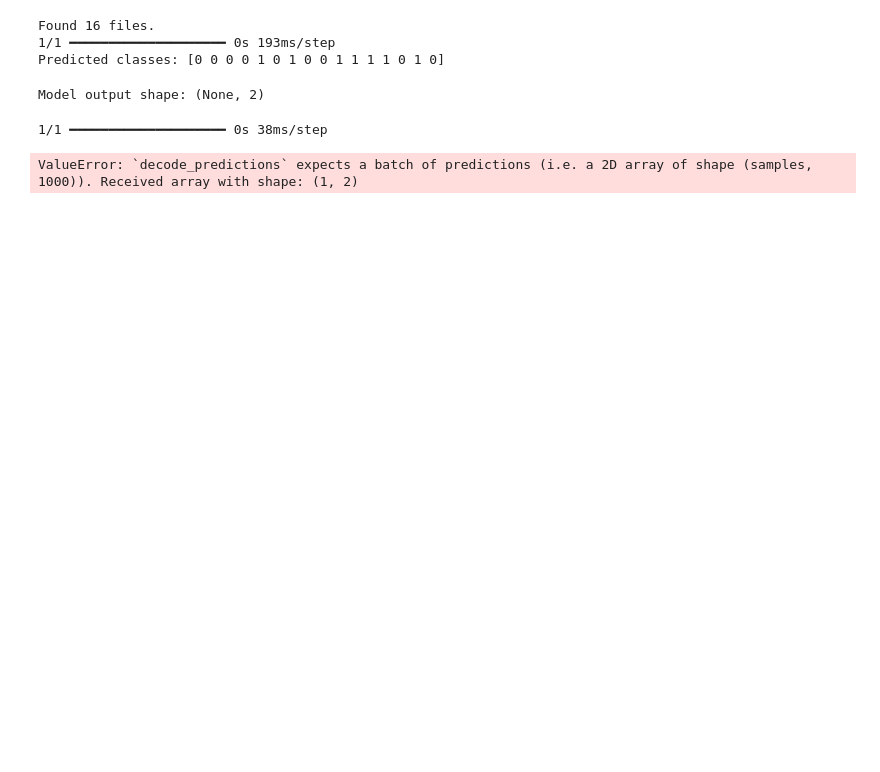
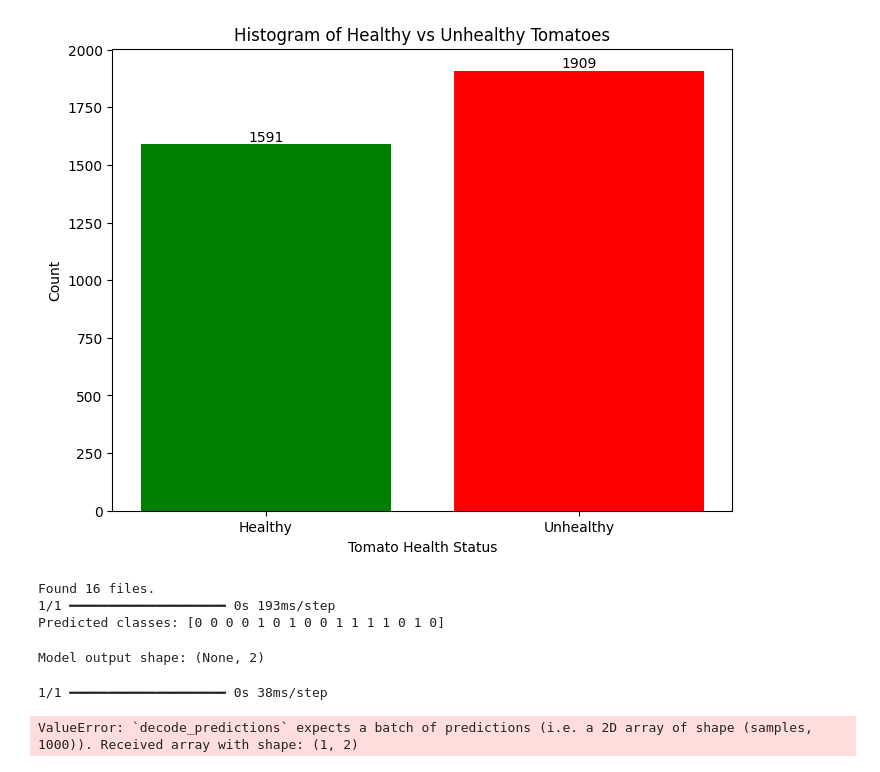
Before and after one commit to 21Hell/Tomates, a Jupyter notebook: tomates.ipynb, the cells around one changed output. Drawn from its saved outputs; the diff is of its cells as text; code cells hidden in the pictures; blank space fills up the shorter version.

Commit message:
Histogram

```diff
--- a/tomates.ipynb
+++ b/tomates.ipynb
@@ -223,0 +162,43 @@ Test accuracy: 0.9828571677207947
+# %%
+import os
+import matplotlib.pyplot as plt
+import numpy as np
+
+# Define the parent directory
+parent_dir = 'tomato'
+
+# Initialize counters
+healthy_count = 0
+unhealthy_count = 0
+
+# Directly access the 'healthy' and 'unhealthy' folders
+healthy_folder = os.path.join(parent_dir, 'healthy')
+unhealthy_folder = os.path.join(parent_dir, 'unhealthy')
+
+# Count files in the 'healthy' folder
+if os.path.exists(healthy_folder):
+    healthy_count = len([item for item in os.listdir(healthy_folder) if os.path.isfile(os.path.join(healthy_folder, item))])
+
+# Count files in the 'unhealthy' folder
+if os.path.exists(unhealthy_folder):
+    unhealthy_count = len([item for item in os.listdir(unhealthy_folder) if os.path.isfile(os.path.join(unhealthy_folder, item))])
+
+# Prepare data for plotting
+labels = ['Healthy', 'Unhealthy']
+values = [healthy_count, unhealthy_count]
+
+# Plotting
+fig, ax = plt.subplots(figsize=(8, 6))
+ax.bar(labels, values, color=['green', 'red'])
+
+# Adding numbers on top of each bar
+for i, v in enumerate(values):
+    ax.text(i, v + 0.5, str(v), ha='center', va='bottom')
+
+plt.xlabel('Tomato Health Status')
+plt.ylabel('Count')
+plt.title('Histogram of Healthy vs Unhealthy Tomatoes')
+plt.xticks(rotation=0)  # Rotate x-axis labels for better visibility
+plt.show()
+# %% [output]
+[figure, added]
```
Also changed, not shown: parts of 4 cells of this notebook.
